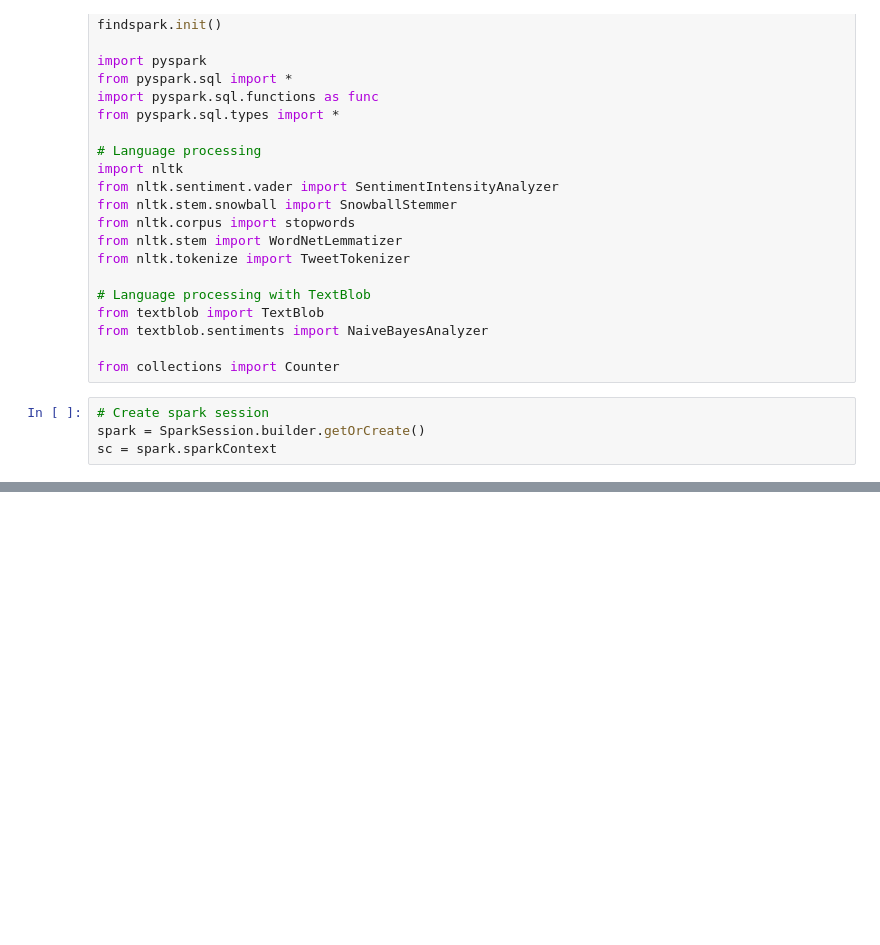
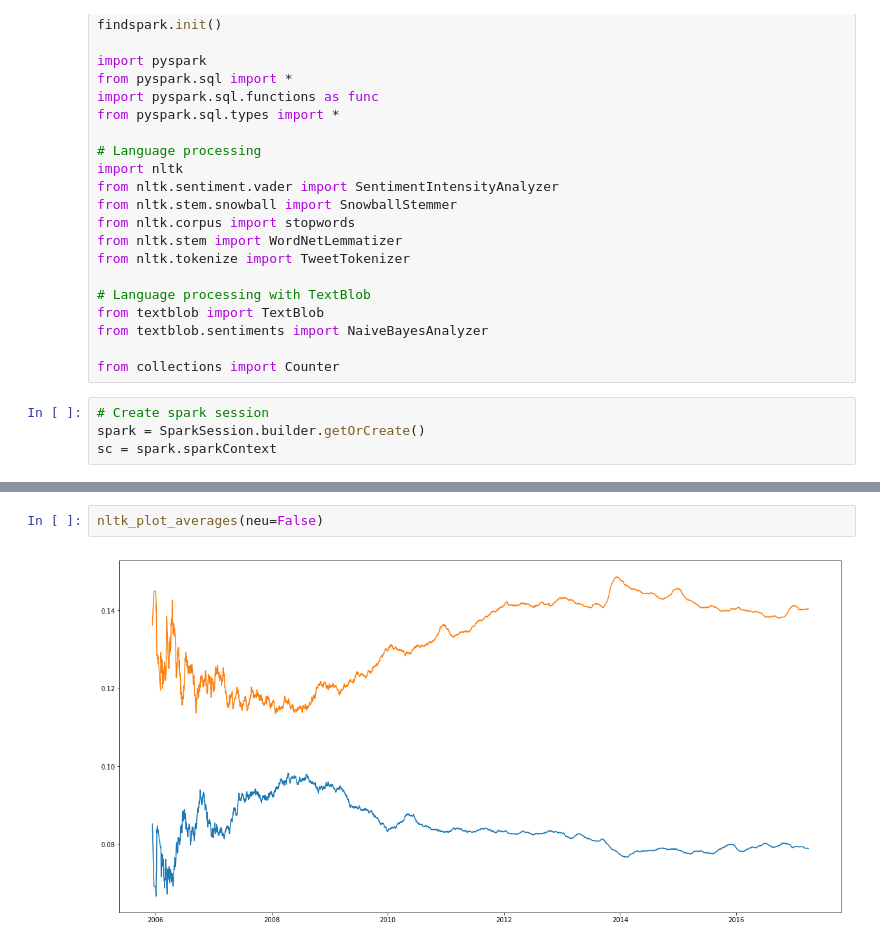
Before and after one commit to MetaHG/Reddit-opinions-polarization, a Jupyter notebook: notebooks/nlp_metrics_analysis.ipynb, the cells around one changed output, grey strips where cells are left out. Saved outputs shown, nothing was run; the diff lists cells and outputs as text; blank space fills up the shorter version.

```diff
--- a/notebooks/nlp_metrics_analysis.ipynb
+++ b/notebooks/nlp_metrics_analysis.ipynb
@@ -233,0 +125,4 @@ pd_percentage
+# %%
+nltk_plot_averages(neu=False)
+# %% [output]
+[figure, added]
```
Also changed, not shown: parts of 87 cells of this notebook.
